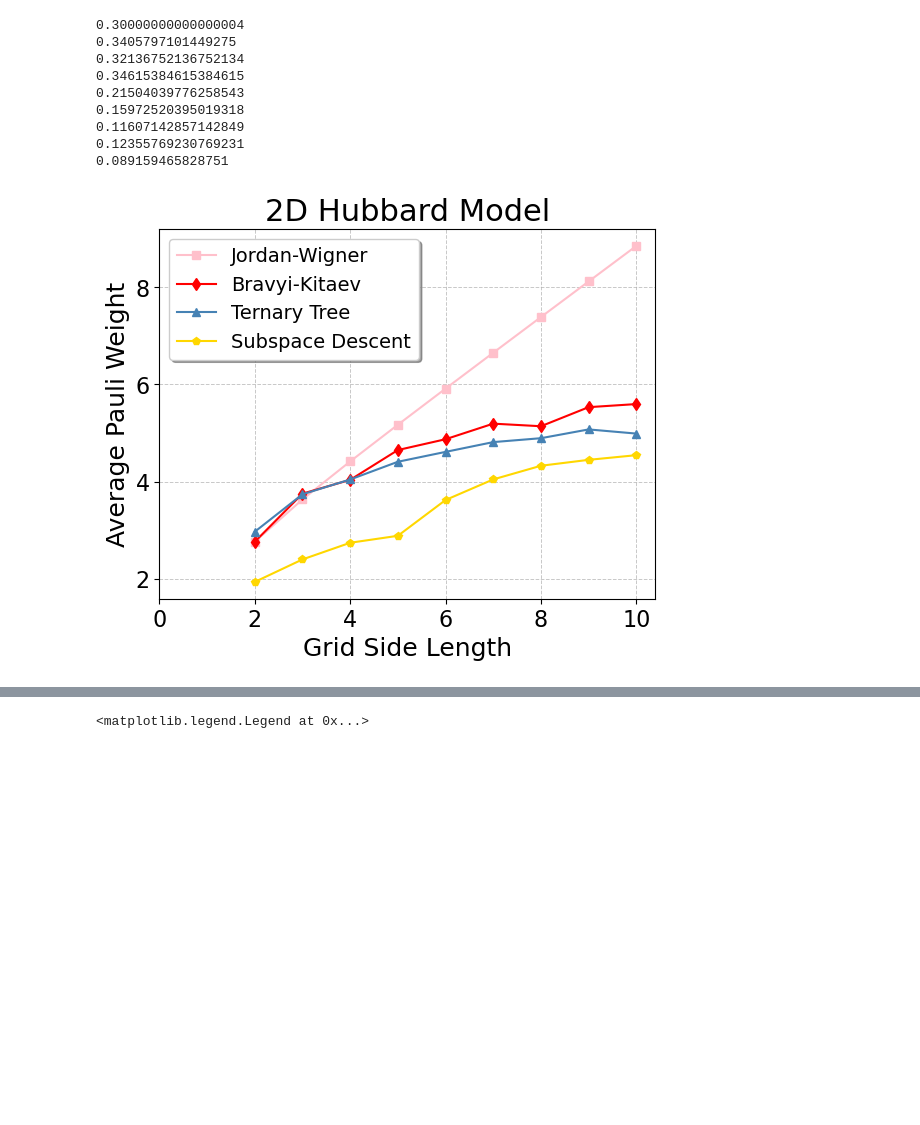
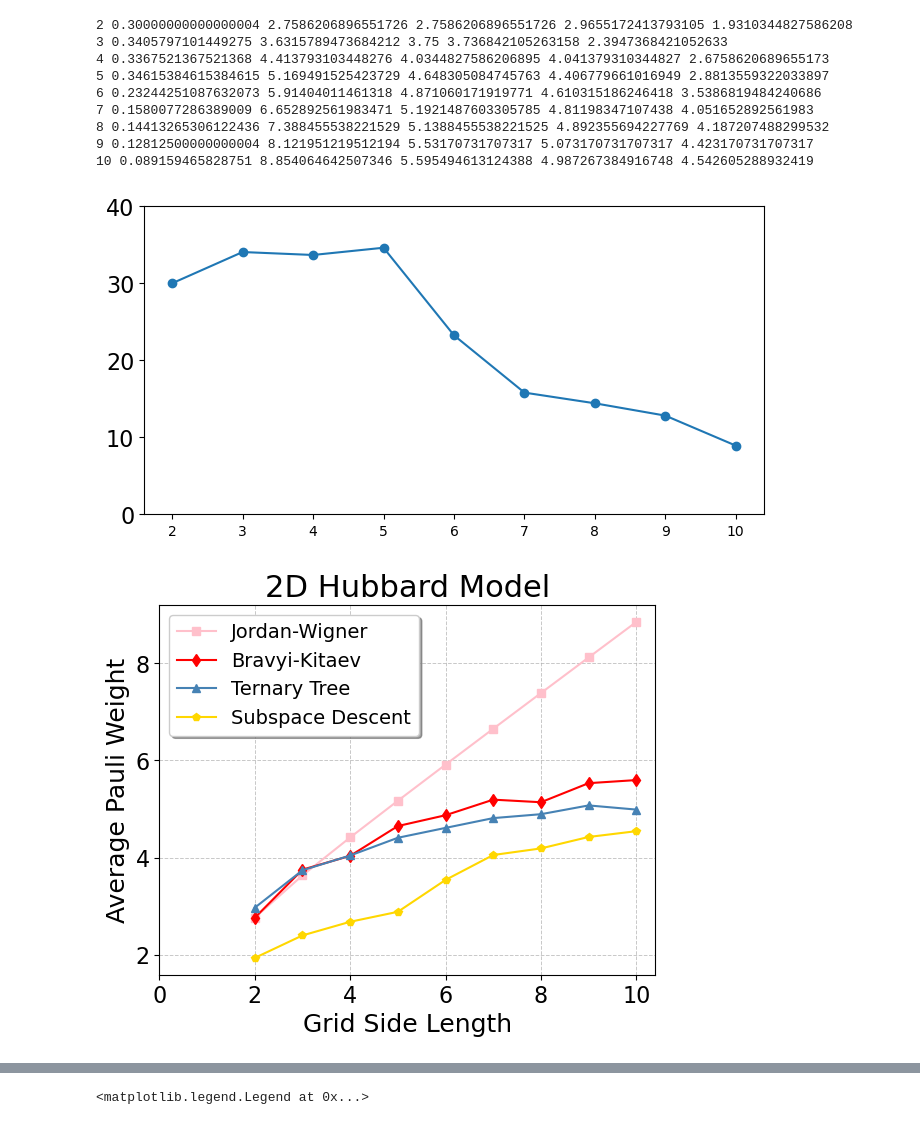
Before and after one commit to Genz17/F2Q, a Jupyter notebook: test.ipynb, the cells around one changed output, grey strips where cells are left out. Saved outputs shown, nothing was run; the diff lists cells and outputs as text; code cells hidden in the pictures; blank space fills up the shorter version.

```diff
--- a/test.ipynb
+++ b/test.ipynb
@@ -88,7 +123,14 @@ plt.savefig("ata1D.pdf",bbox_inches='tight')
 # %%
 # Hubbard Model
-# 6 - 3 H + S
-# to do: test 8 - 4
+# seed: 1234
+# 6 to 10: 6 - 3 H + S
+
+# 4: 8 - 3
+# 5:
+# 6: 6 - 3
+# 7: 6 - 3
+# 8: 6 - 3
+# 9: 8 - 3
 
 import matplotlib.pyplot as plt
 import numpy as np
@@ -100,48 +142,54 @@ jw= [np.float64(2.7586206896551726), np.float64(3.6315789473684212), np.float64(
 bk= [np.float64(2.7586206896551726), np.float64(3.75), np.float64(4.0344827586206895), np.float64(4.648305084745763), np.float64(4.871060171919771),np.float64(5.1921487603305785),np.float64(5.1388455538221525),np.float64(5.53170731707317),
      np.float64(5.595494613124388),
      ]
 
 tt= [np.float64(2.9655172413793105), np.float64(3.736842105263158), np.float64(4.041379310344827), np.float64(4.406779661016949), np.float64(4.610315186246418),np.float64(4.81198347107438),np.float64(4.892355694227769),np.float64(5.073170731707317),
      np.float64(4.987267384916748),
      ]
 
 op= [np.float64(1.9310344827586208), np.float64(2.3947368421052633),
-     np.float64(2.7379310344827585),
+     np.float64(2.6758620689655173),
      np.float64(2.8813559322033897),
-     np.float64(3.6189111747851004),
-     np.float64(4.043388429752066),
-     np.float64(4.324492979719189),
-     np.float64(4.446341463414634),
+     np.float64(3.5386819484240686),
+     np.float64(4.051652892561983),
+     np.float64(4.187207488299532),
+     np.float64(4.423170731707317),
      np.float64(4.542605288932419),
      ]
 
 
+im = []
 for i,o in enumerate(op):
-    print(1 - o / min([jw[i],bk[i],tt[i]]))
+    im.append(1 - o / min([jw[i],bk[i],tt[i]]),)
+    print(i+2,1 - o / min([jw[i],bk[i],tt[i]]),jw[i],bk[i],tt[i],o)
+plt.figure(figsize=(8,4))
+plt.plot(range(2, 2+len(im)),im,'-o')
+plt.yticks([0,0.1,0.2,0.3,0.4],[0,10,20,30,40],fontsize=16)
 
 plt.figure()
 plt.plot(range(2,2+len(jw)), jw, '-s', label='Jordan-Wigner', c='pink')
 plt.plot(range(2,2+len(bk)), bk, '-d', label='Bravyi-Kitaev', c='red')
 plt.plot(range(2,2+len(tt)), tt, '-^', label='Ternary Tree',c='steelblue')
 plt.plot(range(2,2+len(op)), op, '-p', label='Subspace Descent',c='gold')
 plt.xlabel("Grid Side Length", fontsize=18)
 plt.ylabel("Average Pauli Weight", fontsize=18)
 plt.yticks([2,4,6,8],[2,4,6,8],fontsize=16)
 plt.xticks([0,2,4,6,8,10],[0,2,4,6,8,10],fontsize=16)
 plt.grid(True, linestyle='--', linewidth=0.7, alpha=0.7)
 plt.title("2D Hubbard Model",fontsize=22)
 plt.legend(frameon=True, fancybox=True, shadow=True, fontsize=14, loc='upper left')
 plt.savefig("Hubbard2D.pdf",bbox_inches='tight')
 # %% [output]
-0.30000000000000004
-0.3405797101449275
-0.32136752136752134
-0.34615384615384615
-0.21504039776258543
-0.15972520395019318
-0.11607142857142849
-0.12355769230769231
-0.089159465828751
+2 0.30000000000000004 2.7586206896551726 2.7586206896551726 2.9655172413793105 1.9310344827586208
+3 0.3405797101449275 3.6315789473684212 3.75 3.736842105263158 2.3947368421052633
+4 0.3367521367521368 4.413793103448276 4.0344827586206895 4.041379310344827 2.6758620689655173
+5 0.34615384615384615 5.169491525423729 4.648305084745763 4.406779661016949 2.8813559322033897
+6 0.23244251087632073 5.91404011461318 4.871060171919771 4.610315186246418 3.5386819484240686
+7 0.1580077286389009 6.652892561983471 5.1921487603305785 4.81198347107438 4.051652892561983
+8 0.14413265306122436 7.388455538221529 5.1388455538221525 4.892355694227769 4.187207488299532
+9 0.12812500000000004 8.121951219512194 5.53170731707317 5.073170731707317 4.423170731707317
+10 0.089159465828751 8.854064642507346 5.595494613124388 4.987267384916748 4.542605288932419
-[figure, old version]
+[figure, new version]
+[figure, added]
 # %%
 # H2 chains
```
Also changed, not shown: parts of 4 cells of this notebook, 2 other files.
